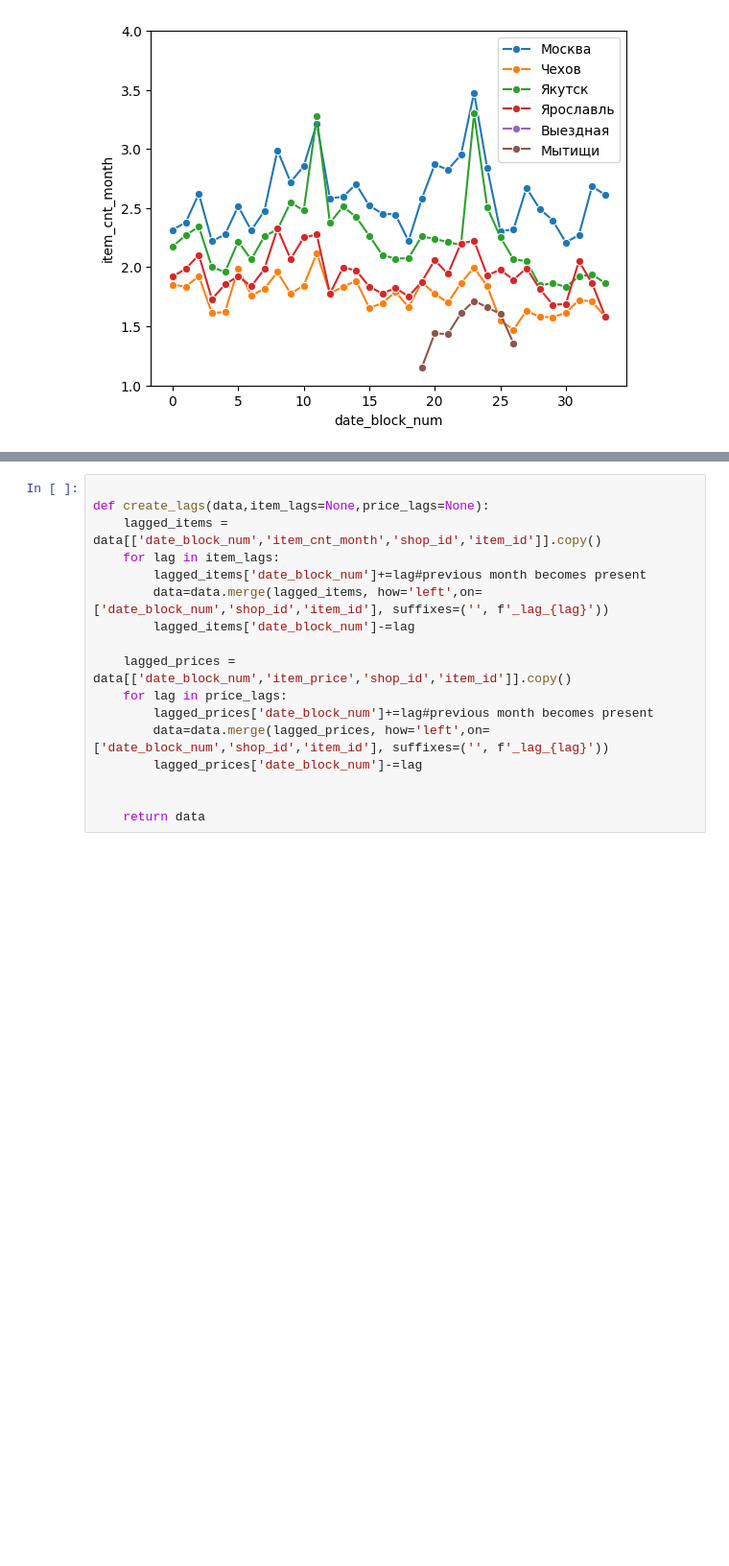
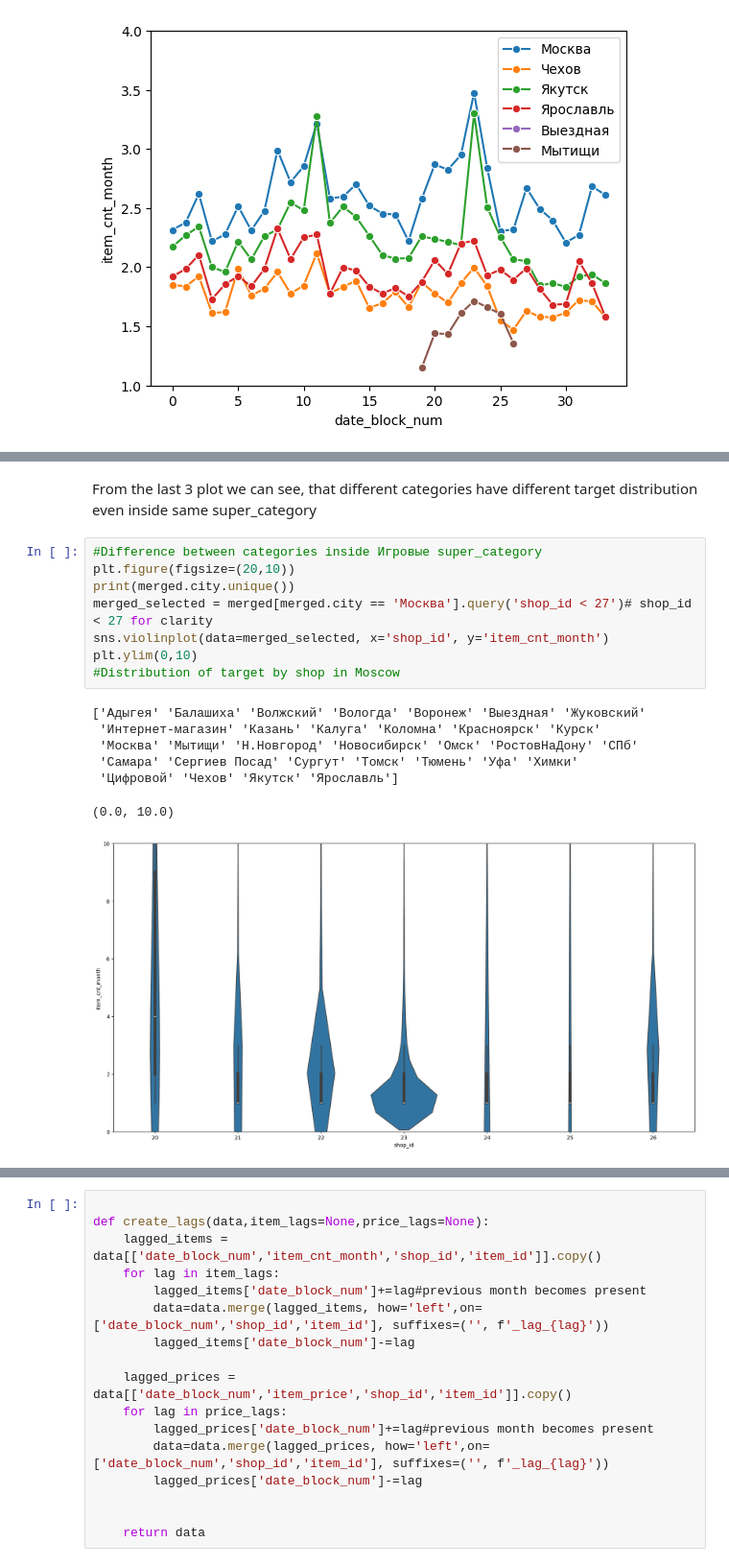
Before and after one commit to valera2444/FutureSalesPrediction, a Jupyter notebook: EDA/EDA_tendencies.ipynb, the cells around one changed output, grey strips where cells are left out. Shown: that part at 96% size. Drawn from its saved outputs; the diff is of its cells as text; blank space fills up the shorter version.

```diff
--- a/EDA/EDA_tendencies.ipynb
+++ b/EDA/EDA_tendencies.ipynb
@@ -187,0 +219,18 @@ plt.ylim(1,4)
+# %% [markdown]
+From the last 3 plot we can see, that different categories have different target distribution even inside same super_category
+# %%
+#Difference between categories inside Игровые super_category
+plt.figure(figsize=(20,10))
+print(merged.city.unique())
+merged_selected = merged[merged.city == 'Москва'].query('shop_id < 27')# shop_id < 27 for clarity
+sns.violinplot(data=merged_selected, x='shop_id', y='item_cnt_month')
+plt.ylim(0,10)
+#Distribution of target by shop in Moscow
+# %% [output]
+['Адыгея' 'Балашиха' 'Волжский' 'Вологда' 'Воронеж' 'Выездная' 'Жуковский'
+ 'Интернет-магазин' 'Казань' 'Калуга' 'Коломна' 'Красноярск' 'Курск'
+ 'Москва' 'Мытищи' 'Н.Новгород' 'Новосибирск' 'Омск' 'РостовНаДону' 'СПб'
+ 'Самара' 'Сергиев Посад' 'Сургут' 'Томск' 'Тюмень' 'Уфа' 'Химки'
+ 'Цифровой' 'Чехов' 'Якутск' 'Ярославль']
+(0.0, 10.0)
+[figure, added]
```
Also changed, not shown: parts of 4 cells of this notebook.
